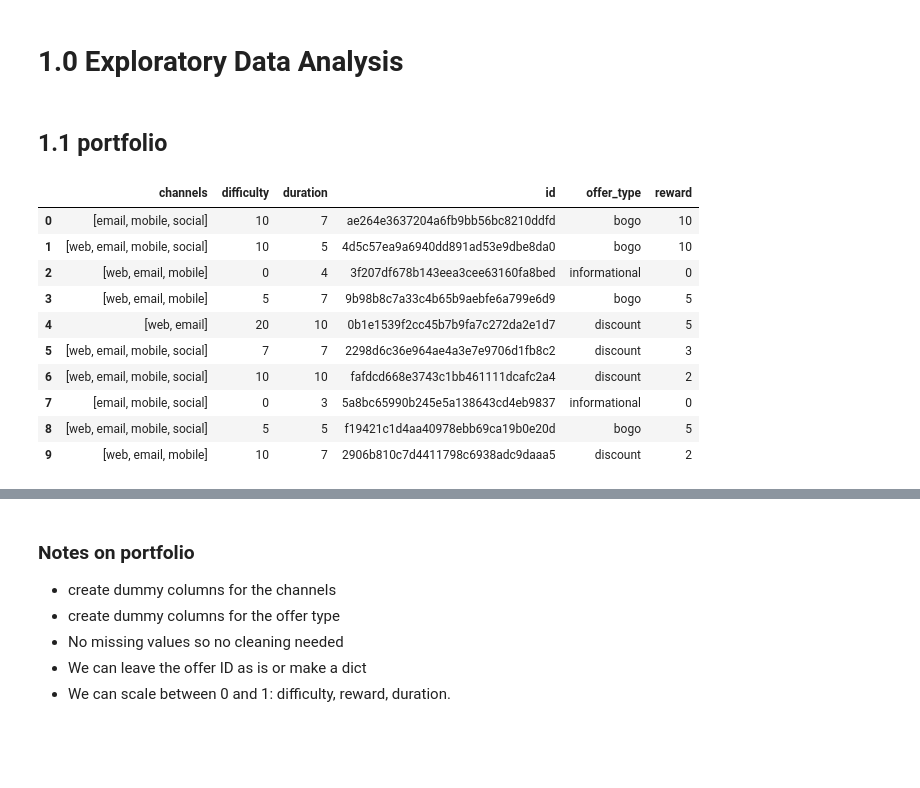
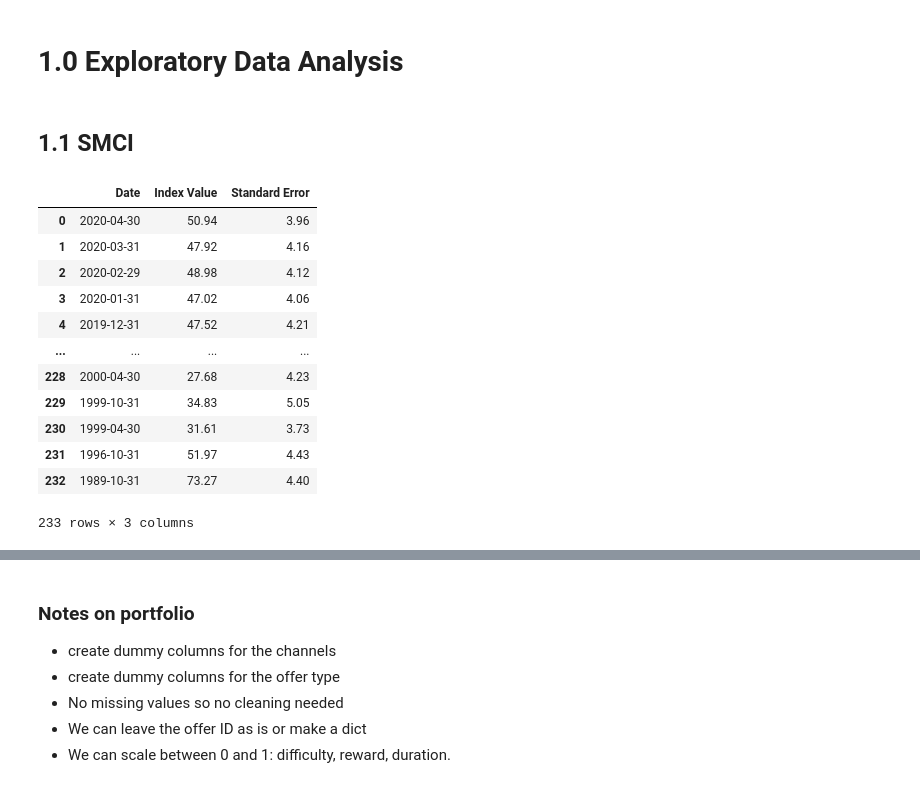
Before and after one commit to pierretd/Stocks-vs-Housing, a Jupyter notebook: 00_Starbucks_Capstone_notebook_Cleaning.ipynb, the cells around one changed output, grey strips where cells are left out. Drawn from its saved outputs; the diff is of its cells as text; code cells hidden in the pictures; blank space fills up the shorter version.

```diff
--- a/00_Starbucks_Capstone_notebook_Cleaning.ipynb
+++ b/00_Starbucks_Capstone_notebook_Cleaning.ipynb
@@ -103,20 +120,22 @@ transcript = pd.read_json('data/transcript.json', orient='records', lines=True)
 # %% [markdown]
 # 1.0 Exploratory Data Analysis
 # %% [markdown]
-## 1.1 portfolio
+## 1.1 SMCI
-# %%
-portfolio
-# %% [output]
-|  | channels | difficulty | duration | id | offer_type | reward |
-| 0 | [email, mobile, social] | 10 | 7 | ae264e3637204a6fb9bb56bc8210ddfd | bogo | 10 |
-| 1 | [web, email, mobile, social] | 10 | 5 | 4d5c57ea9a6940dd891ad53e9dbe8da0 | bogo | 10 |
-| 2 | [web, email, mobile] | 0 | 4 | 3f207df678b143eea3cee63160fa8bed | informational | 0 |
-| 3 | [web, email, mobile] | 5 | 7 | 9b98b8c7a33c4b65b9aebfe6a799e6d9 | bogo | 5 |
-| 4 | [web, email] | 20 | 10 | 0b1e1539f2cc45b7b9fa7c272da2e1d7 | discount | 5 |
-| 5 | [web, email, mobile, social] | 7 | 7 | 2298d6c36e964ae4a3e7e9706d1fb8c2 | discount | 3 |
-| 6 | [web, email, mobile, social] | 10 | 10 | fafdcd668e3743c1bb461111dcafc2a4 | discount | 2 |
-| 7 | [email, mobile, social] | 0 | 3 | 5a8bc65990b245e5a138643cd4eb9837 | informational | 0 |
-| 8 | [web, email, mobile, social] | 5 | 5 | f19421c1d4aa40978ebb69ca19b0e20d | bogo | 5 |
-| 9 | [web, email, mobile] | 10 | 7 | 2906b810c7d4411798c6938adc9daaa5 | discount | 2 |
+# %%
+SMCI
+# %% [output]
+|  | Date | Index Value | Standard Error |
+| 0 | 2020-04-30 | 50.94 | 3.96 |
+| 1 | 2020-03-31 | 47.92 | 4.16 |
+| 2 | 2020-02-29 | 48.98 | 4.12 |
+| 3 | 2020-01-31 | 47.02 | 4.06 |
+| 4 | 2019-12-31 | 47.52 | 4.21 |
+| ... | ... | ... | ... |
+| 228 | 2000-04-30 | 27.68 | 4.23 |
+| 229 | 1999-10-31 | 34.83 | 5.05 |
+| 230 | 1999-04-30 | 31.61 | 3.73 |
+| 231 | 1996-10-31 | 51.97 | 4.43 |
+| 232 | 1989-10-31 | 73.27 | 4.40 |
+233 rows × 3 columns
 # %%
 #get shape
```
Also changed, not shown: parts of 27 cells of this notebook, 7 other files.
